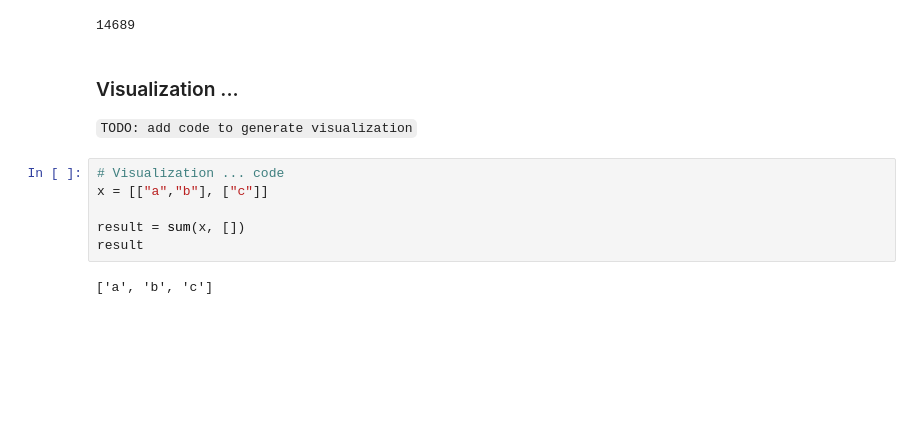
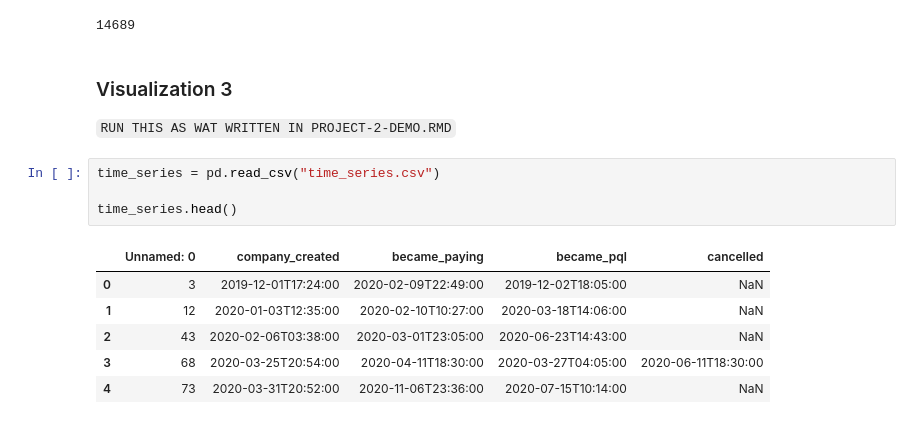
Before and after one commit to ZaloznikV/Project-2-ZaloznikV, a Jupyter notebook: data_exploration.ipynb, the cells around one changed output. Saved outputs shown, nothing was run; the diff lists cells and outputs as text; blank space fills up the shorter version.

```diff
--- a/data_exploration.ipynb
+++ b/data_exploration.ipynb
@@ -249,15 +219,18 @@ d.to_csv("n_trial_features_2.csv")
 # %%
 # %% [output]
 14689
-# %% [markdown]
-### Visualization ...
-
-`TODO: add code to generate visualization`
-# %%
-# Visualization ... code
-x = [["a","b"], ["c"]]
-
-result = sum(x, [])
-result
-# %% [output]
-['a', 'b', 'c']
+# %% [markdown]
+### Visualization 3
+
+`RUN THIS AS WAT WRITTEN IN PROJECT-2-DEMO.RMD`
+# %%
+time_series = pd.read_csv("time_series.csv")
+
+time_series.head()
+# %% [output]
+|  | Unnamed: 0 | company_created | became_paying | became_pql | cancelled |
+| 0 | 3 | 2019-12-01T17:24:00 | 2020-02-09T22:49:00 | 2019-12-02T18:05:00 | NaN |
+| 1 | 12 | 2020-01-03T12:35:00 | 2020-02-10T10:27:00 | 2020-03-18T14:06:00 | NaN |
+| 2 | 43 | 2020-02-06T03:38:00 | 2020-03-01T23:05:00 | 2020-06-23T14:43:00 | NaN |
+| 3 | 68 | 2020-03-25T20:54:00 | 2020-04-11T18:30:00 | 2020-03-27T04:05:00 | 2020-06-11T18:30:00 |
+| 4 | 73 | 2020-03-31T20:52:00 | 2020-11-06T23:36:00 | 2020-07-15T10:14:00 | NaN |
```
Also changed, not shown: parts of 28 cells of this notebook, 3 other files.
